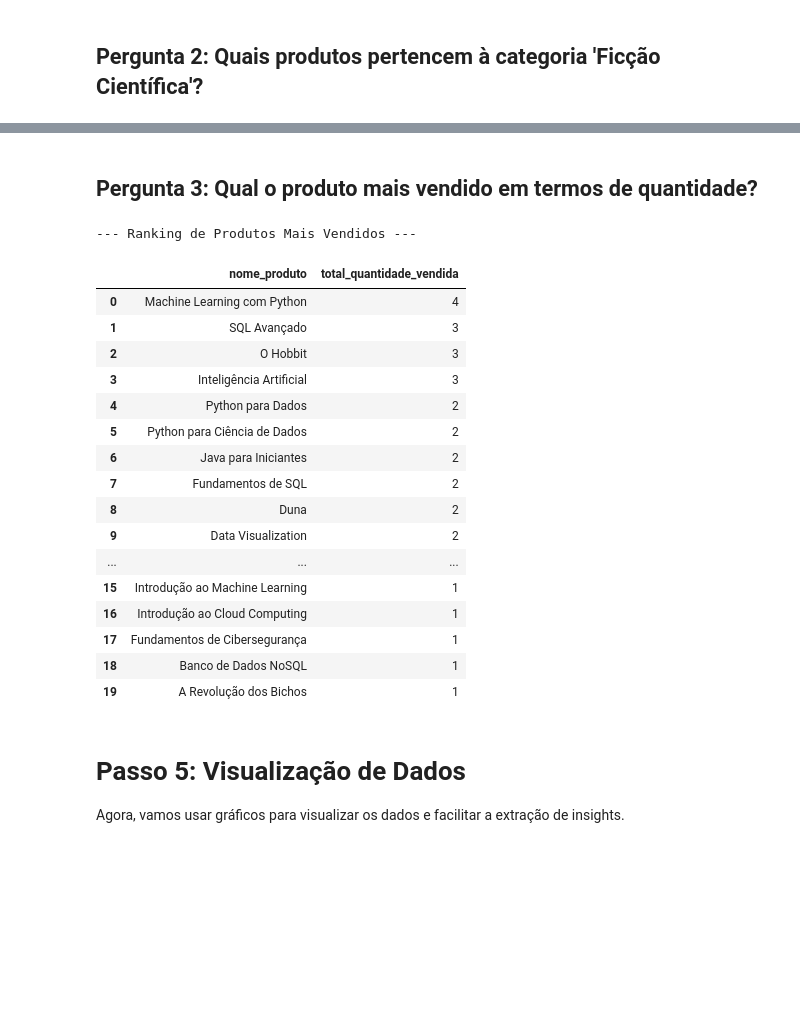
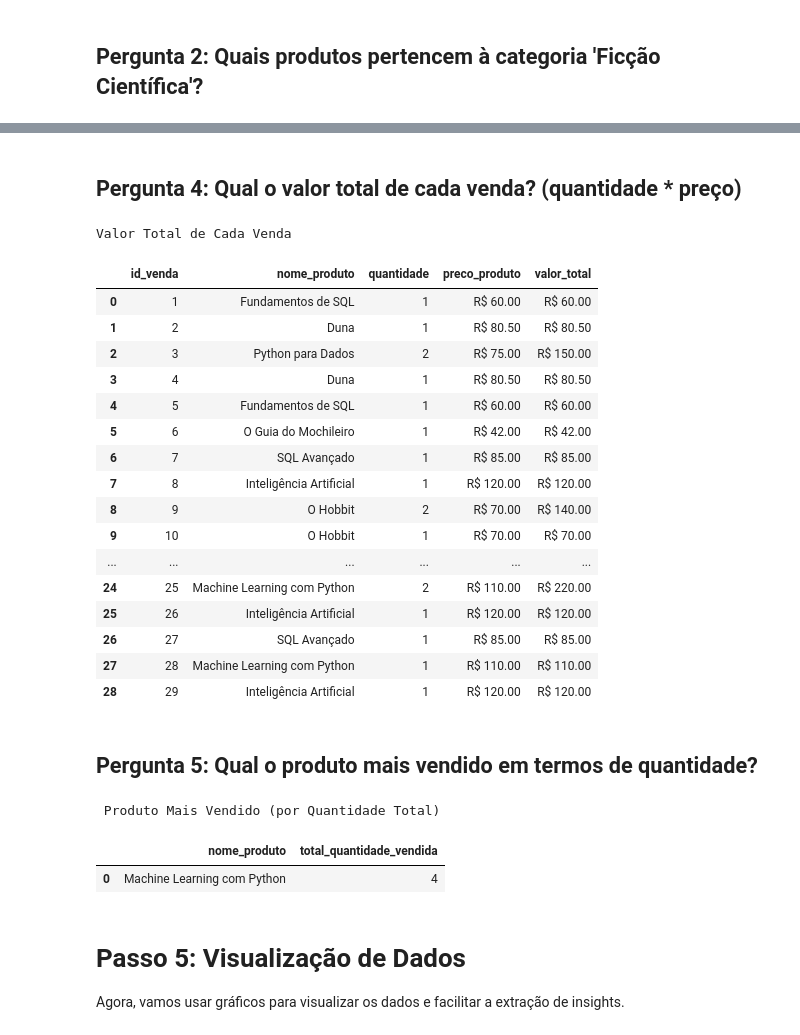
Before and after one commit to larissalvesds/projeto02-sql, a Jupyter notebook: Notebook_de_Análise_de_Vendas_no_Colab.ipynb, the cells around one changed output, grey strips where cells are left out. Drawn from its saved outputs; the diff is of its cells as text; code cells hidden in the pictures; blank space fills up the shorter version.

```diff
--- a/Notebook_de_Análise_de_Vendas_no_Colab.ipynb
+++ b/Notebook_de_Análise_de_Vendas_no_Colab.ipynb
@@ -177,41 +240,73 @@ display(df_ficcao)
+# %% [markdown]
+## Pergunta 4: Qual o valor total de cada venda?  (quantidade * preço)
+# %%
+# consulta SQL da pergunta 4
+query4 = """
+SELECT
+    v.id_venda,
+    p.nome_produto,
+    v.quantidade,
+    p.preco_produto,
+    (v.quantidade * p.preco_produto) AS valor_total
+FROM
+    Vendas AS v
+JOIN
+    Produtos AS p ON v.id_produto = p.id_produto
+ORDER BY
+    v.id_venda;
+"""
+df_valor_total = executar_query(query4)
+
+# Formatando as colunas de moeda para melhor visualização
+df_valor_total['preco_produto'] = df_valor_total['preco_produto'].map('R$ {:,.2f}'.format)
+df_valor_total['valor_total'] = df_valor_total['valor_total'].map('R$ {:,.2f}'.format)
+
+print("\nValor Total de Cada Venda \n")
+display(df_valor_total)
+# %% [output]
+Valor Total de Cada Venda
+|  | id_venda | nome_produto | quantidade | preco_produto | valor_total |
+| 0 | 1 | Fundamentos de SQL | 1 | R$ 60.00 | R$ 60.00 |
+| 1 | 2 | Duna | 1 | R$ 80.50 | R$ 80.50 |
+| 2 | 3 | Python para Dados | 2 | R$ 75.00 | R$ 150.00 |
+| 3 | 4 | Duna | 1 | R$ 80.50 | R$ 80.50 |
+| 4 | 5 | Fundamentos de SQL | 1 | R$ 60.00 | R$ 60.00 |
+| 5 | 6 | O Guia do Mochileiro | 1 | R$ 42.00 | R$ 42.00 |
+| 6 | 7 | SQL Avançado | 1 | R$ 85.00 | R$ 85.00 |
+| 7 | 8 | Inteligência Artificial | 1 | R$ 120.00 | R$ 120.00 |
+| 8 | 9 | O Hobbit | 2 | R$ 70.00 | R$ 140.00 |
+| 9 | 10 | O Hobbit | 1 | R$ 70.00 | R$ 70.00 |
+| ... | ... | ... | ... | ... | ... |
+| 24 | 25 | Machine Learning com Python | 2 | R$ 110.00 | R$ 220.00 |
+| 25 | 26 | Inteligência Artificial | 1 | R$ 120.00 | R$ 120.00 |
+| 26 | 27 | SQL Avançado | 1 | R$ 85.00 | R$ 85.00 |
+| 27 | 28 | Machine Learning com Python | 1 | R$ 110.00 | R$ 110.00 |
+| 28 | 29 | Inteligência Artificial | 1 | R$ 120.00 | R$ 120.00 |
 # %% [markdown]
-## Pergunta 3: Qual o produto mais vendido em termos de quantidade?
+## Pergunta 5: Qual o produto mais vendido em termos de quantidade?
 # %%
-query3 = """
+# consulta SQL da pergunta 5
+query5 = """
 SELECT
     p.nome_produto,
     SUM(v.quantidade) AS total_quantidade_vendida
 FROM
     Vendas AS v
 JOIN
     Produtos AS p ON v.id_produto = p.id_produto
 GROUP BY
     p.nome_produto
 ORDER BY
-    total_quantidade_vendida DESC;
+    total_quantidade_vendida DESC
+LIMIT 1;
 """
-df_mais_vendidos = executar_query(query3)
-print("\n--- Ranking de Produtos Mais Vendidos ---")
-display(df_mais_vendidos)
+df_q5 = executar_query(query5)
+print("\n Produto Mais Vendido (por Quantidade Total) \n")
+display(df_q5)
 # %% [output]
---- Ranking de Produtos Mais Vendidos ---
+ Produto Mais Vendido (por Quantidade Total)
 |  | nome_produto | total_quantidade_vendida |
 | 0 | Machine Learning com Python | 4 |
-| 1 | SQL Avançado | 3 |
-| 2 | O Hobbit | 3 |
-| 3 | Inteligência Artificial | 3 |
-| 4 | Python para Dados | 2 |
-| 5 | Python para Ciência de Dados | 2 |
-| 6 | Java para Iniciantes | 2 |
-| 7 | Fundamentos de SQL | 2 |
-| 8 | Duna | 2 |
-| 9 | Data Visualization | 2 |
-| ... | ... | ... |
-| 15 | Introdução ao Machine Learning | 1 |
-| 16 | Introdução ao Cloud Computing | 1 |
-| 17 | Fundamentos de Cibersegurança | 1 |
-| 18 | Banco de Dados NoSQL | 1 |
-| 19 | A Revolução dos Bichos | 1 |
 # %% [markdown]
 # Passo 5: Visualização de Dados
 
```
Also changed, not shown: parts of 16 cells of this notebook.
